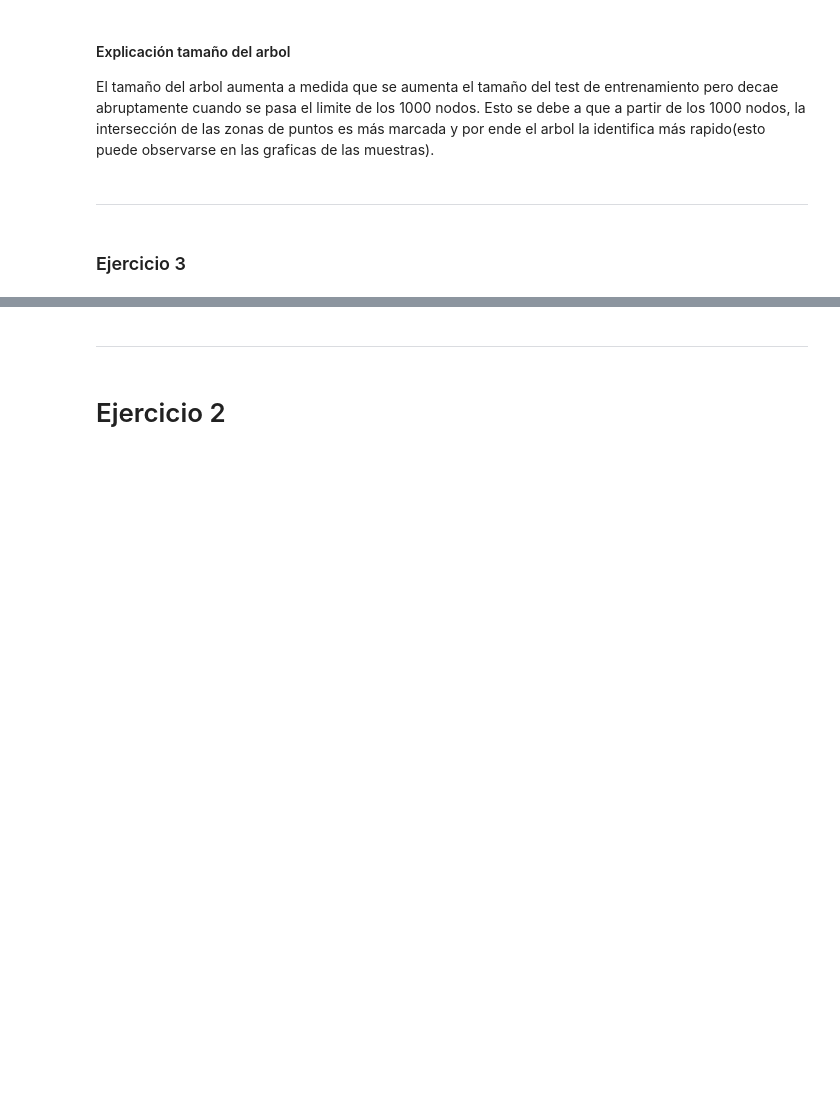
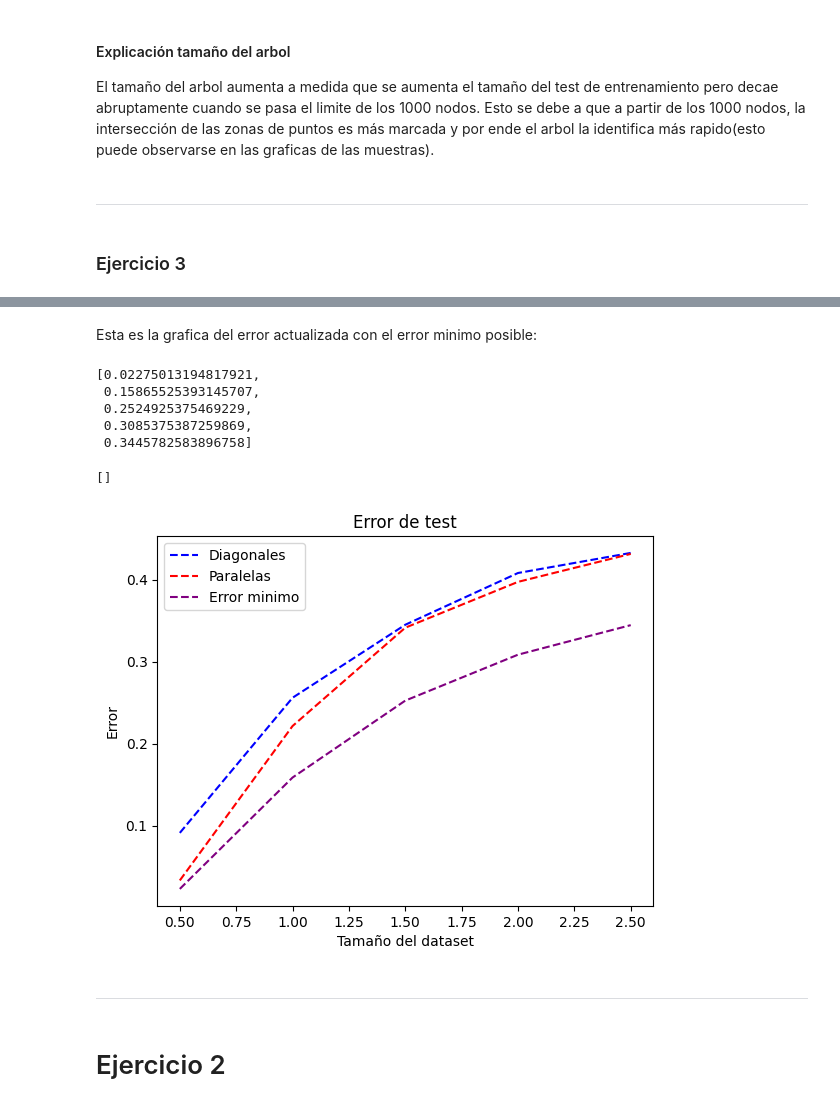
Before and after one commit to DonBerge/IIA-TPS, a Jupyter notebook: TP3/IIA24_ML_Generacion.ipynb, the cells around one changed output, grey strips where cells are left out. Cells and saved outputs as stored; diff of their text form; code cells hidden in the pictures; blank space fills up the shorter version.

```diff
--- a/TP3/IIA24_ML_Generacion.ipynb
+++ b/TP3/IIA24_ML_Generacion.ipynb
@@ -841,3 +1038,46 @@ la identifica más rapido(esto puede observarse en las graficas de las muestras)
+# %% [markdown]
+Esta es la grafica del error actualizada con el error minimo posible:
+# %%
+from sklearn.tree import DecisionTreeClassifier
+import math
+
+labels = list(df_diag.columns)
+
+
+# ax[0] es la grafica del error y ax[1] es la grafica de los nodos
+
+# Accedo a las columnas del dataframe
+def getMean(df):
+    return [np.mean(df[label]) for label in labels]
+
+# Calculo del error minimo a partir de la cdf de la distribucion normal
+def cummulativeNormal(C):
+    return 0.5 * (1 + math.erf((-1) / (C*math.sqrt(2))))
+
+minError = [cummulativeNormal(c) for c in [0.5, 1.0, 1.5, 2.0, 2.5]]
+
+
+# Grafico de linea sizes vs train_error_mean, usar escala logaritmica en base 2 el eje x
+# Muestro los numeros sin notacion cientifica
+# Configurar el eje x para que no use notación científica
+#axs[0].set_xscale('log', base=2)
+plt.plot(labels, getMean(df_diag), label='Diagonales', color='blue', ls='--')
+plt.plot(labels, getMean(df_par), label='Paralelas', color='red', ls='--')
+plt.plot(labels, minError, label='Error minimo', color='purple', ls='--')
+plt.title("Error de test")
+plt.xlabel("Tamaño del dataset")
+plt.ylabel("Error")
+plt.legend()
+
+plt.plot()
+# %% [output]
+[0.02275013194817921,
+ 0.15865525393145707,
+ 0.2524925375469229,
+ 0.3085375387259869,
+ 0.3445782583896758]
+[]
+[figure, added]
 # %% [markdown]
 ---
 # %% [markdown]
```
Also changed, not shown: parts of 24 cells of this notebook.
